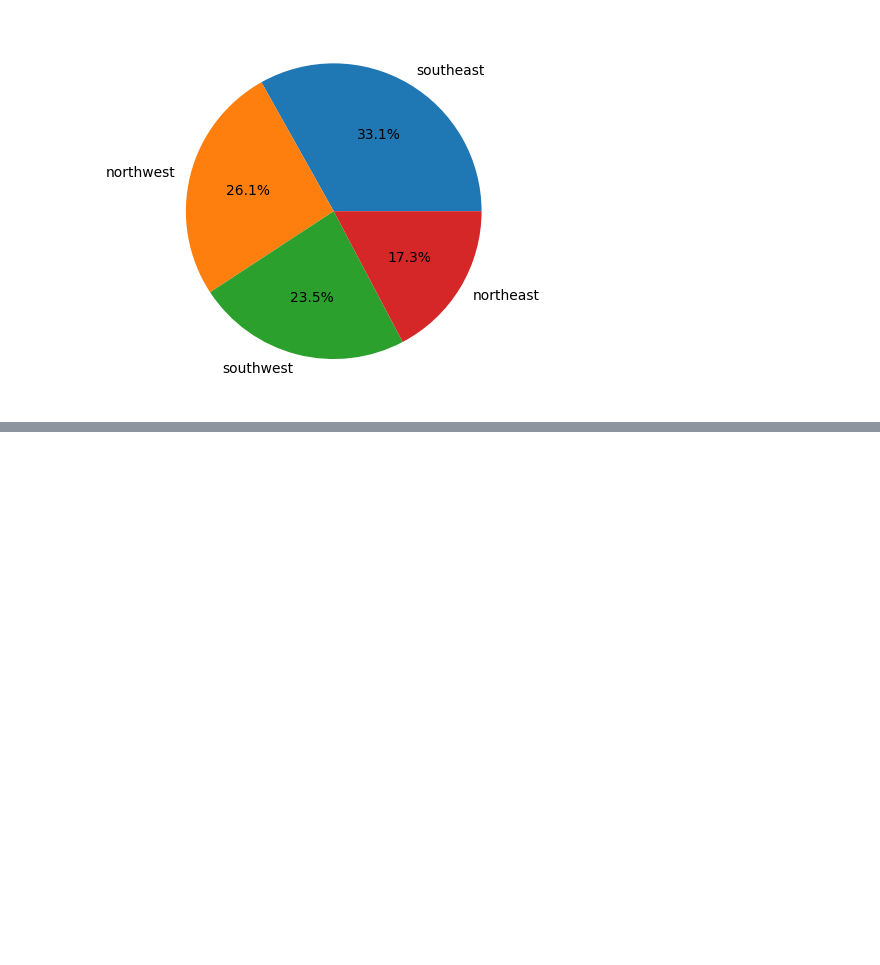
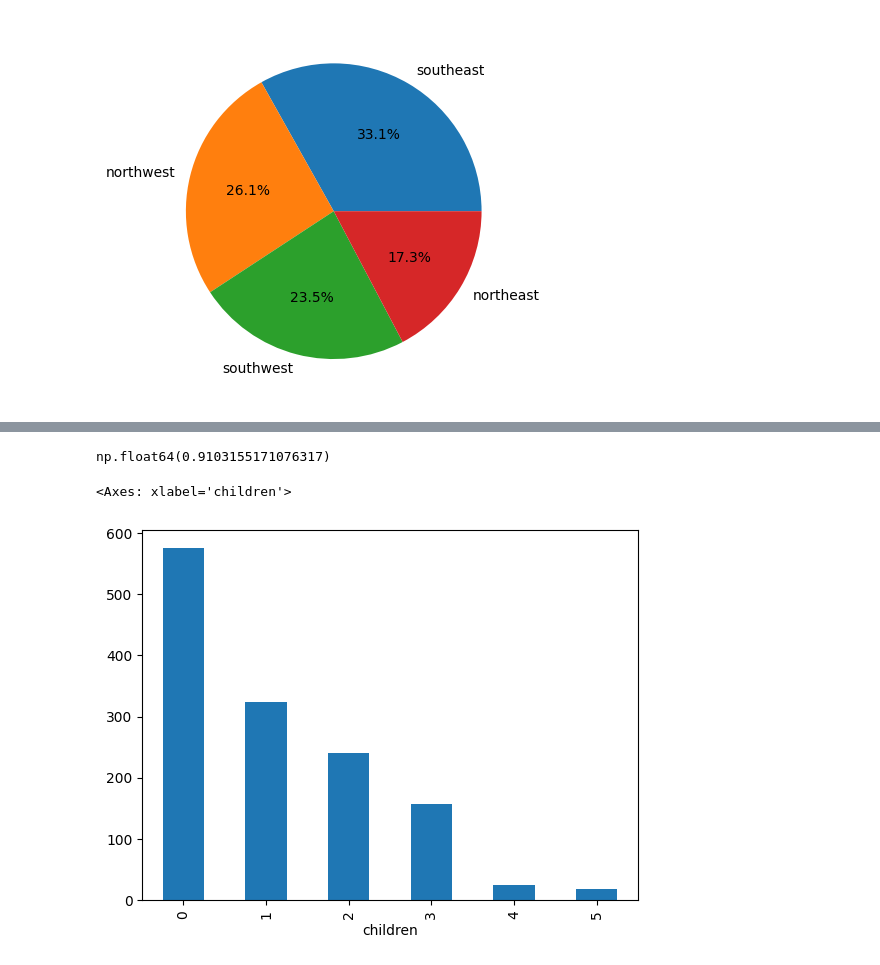
Before and after one commit to ronit-6464/INSURANCE-DATASET-EDA, a Jupyter notebook: EDA NOTEBOOK ON INSURANCE DATASET.ipynb, the cells around one changed output, grey strips where cells are left out. Drawn from its saved outputs; the diff is of its cells as text; code cells hidden in the pictures; blank space fills up the shorter version.

Commit message:
univariate analysis on children column

```diff
--- a/EDA NOTEBOOK ON INSURANCE DATASET.ipynb
+++ b/EDA NOTEBOOK ON INSURANCE DATASET.ipynb
@@ -261,0 +283,9 @@ df.region.value_counts().plot(kind='pie',autopct='%0.1f%%')
+# %%
+df.children.value_counts().skew()
+# %% [output]
+np.float64(0.9103155171076317)
+# %%
+df.children.value_counts().plot(kind='bar')
+# %% [output]
+<Axes: xlabel='children'>
+[figure, added]
```
Also changed, not shown: parts of 5 cells of this notebook.
